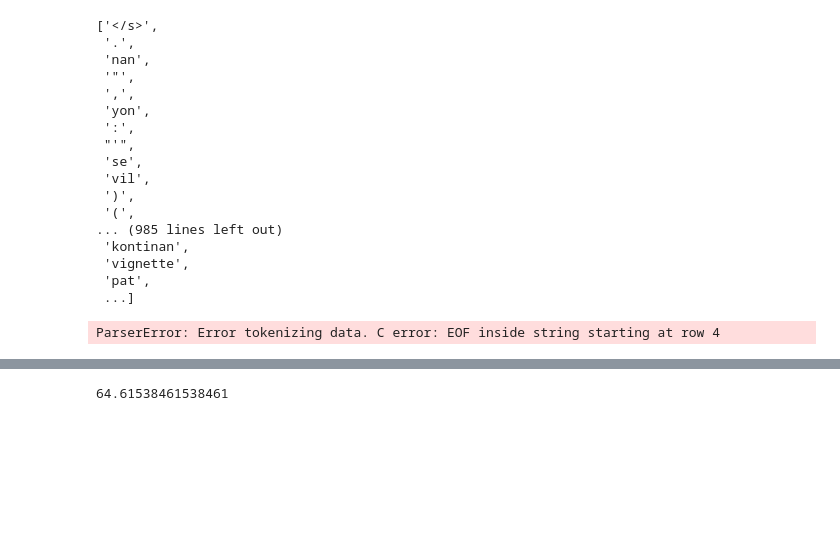
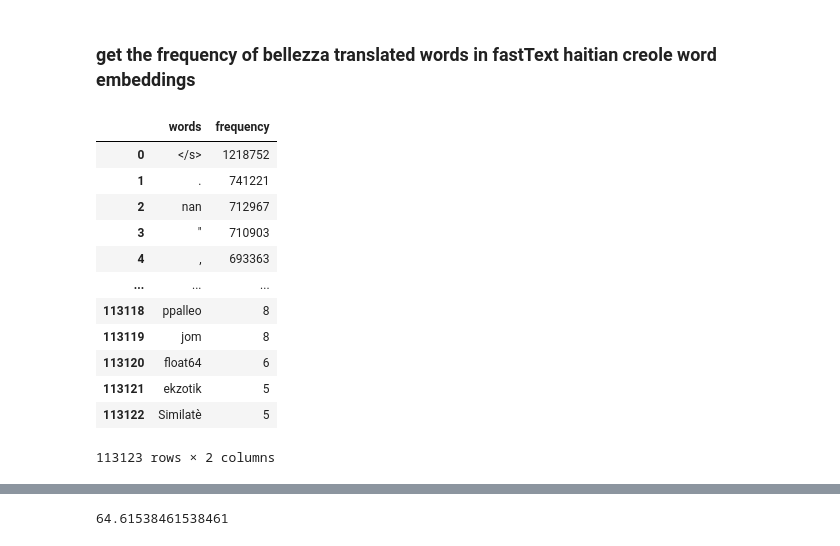
Before and after one commit to adimaini/WEAT-WEFAT, a Jupyter notebook: fasttext haitian creole.ipynb, the cells around one changed output, grey strips where cells are left out. Saved outputs shown, nothing was run; the diff lists cells and outputs as text; code cells hidden in the pictures; blank space fills up the shorter version.

```diff
--- a/fasttext haitian creole.ipynb
+++ b/fasttext haitian creole.ipynb
@@ -5,26 +7,4 @@ import pandas as pd
+# %% [markdown]
+### get the frequency of bellezza translated words in fastText haitian creole word embeddings
 # %%
 ft = fasttext.load_model('data/cc.ht.300.bin')
-# %%
-ft.get_labels()
-# %% [output]
-['</s>',
- '.',
- 'nan',
- '"',
- ',',
- 'yon',
- ':',
- "'",
- 'se',
- 'vil',
- ')',
- '(',
-... (985 lines left out)
- 'kontinan',
- 'vignette',
- 'pat',
- ...]
-# %%
-pd.read_csv('data/cc.ht.300.vec')
-# %% [output]
-ParserError: Error tokenizing data. C error: EOF inside string starting at row 4
@@ -30,0 +14,16 @@ ParserError: Error tokenizing data. C error: EOF inside string starting at row 4
+# %%
+ft_freq.sort_values(by='frequency', ascending=False)
+# %% [output]
+|  | words | frequency |
+| 0 | </s> | 1218752 |
+| 1 | . | 741221 |
+| 2 | nan | 712967 |
+| 3 | " | 710903 |
+| 4 | , | 693363 |
+| ... | ... | ... |
+| 113118 | ppalleo | 8 |
+| 113119 | jom | 8 |
+| 113120 | float64 | 6 |
+| 113121 | ekzotik | 5 |
+| 113122 | Similatè | 5 |
+113123 rows × 2 columns
```
Also changed, not shown: parts of 12 cells of this notebook, 2 other files.
